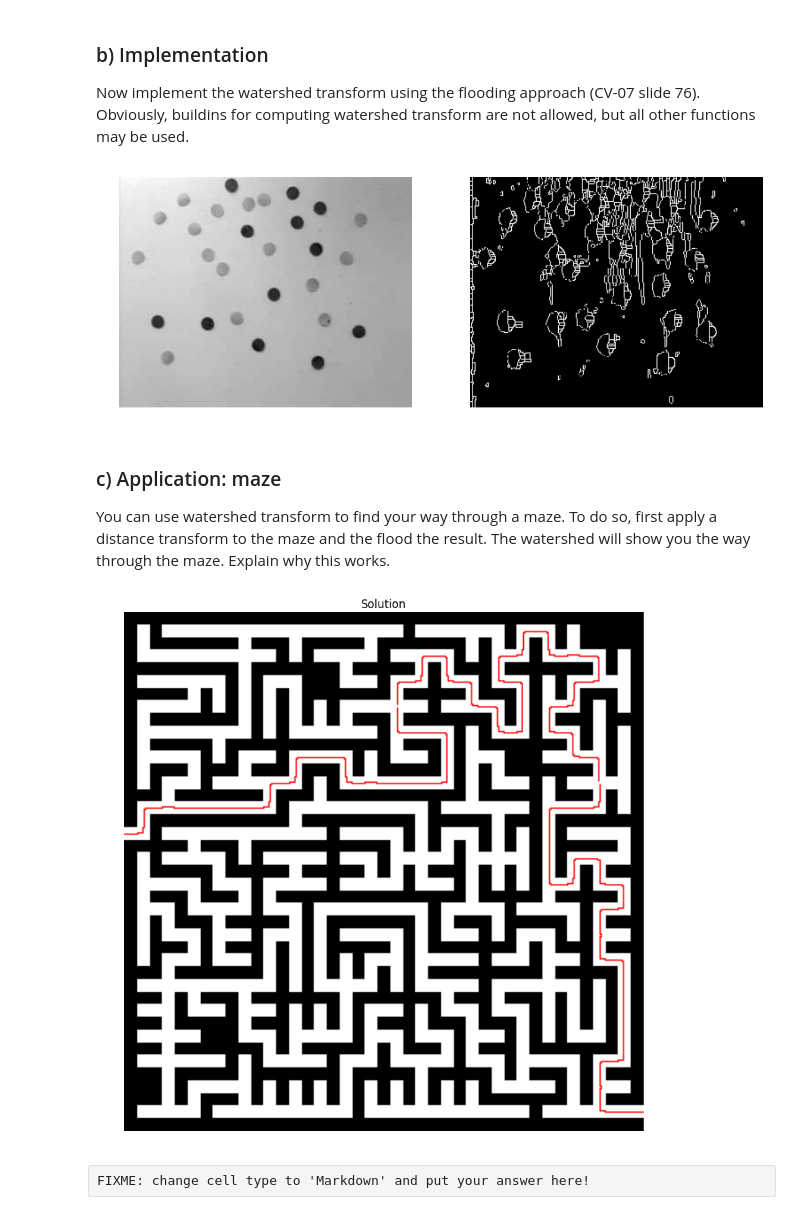
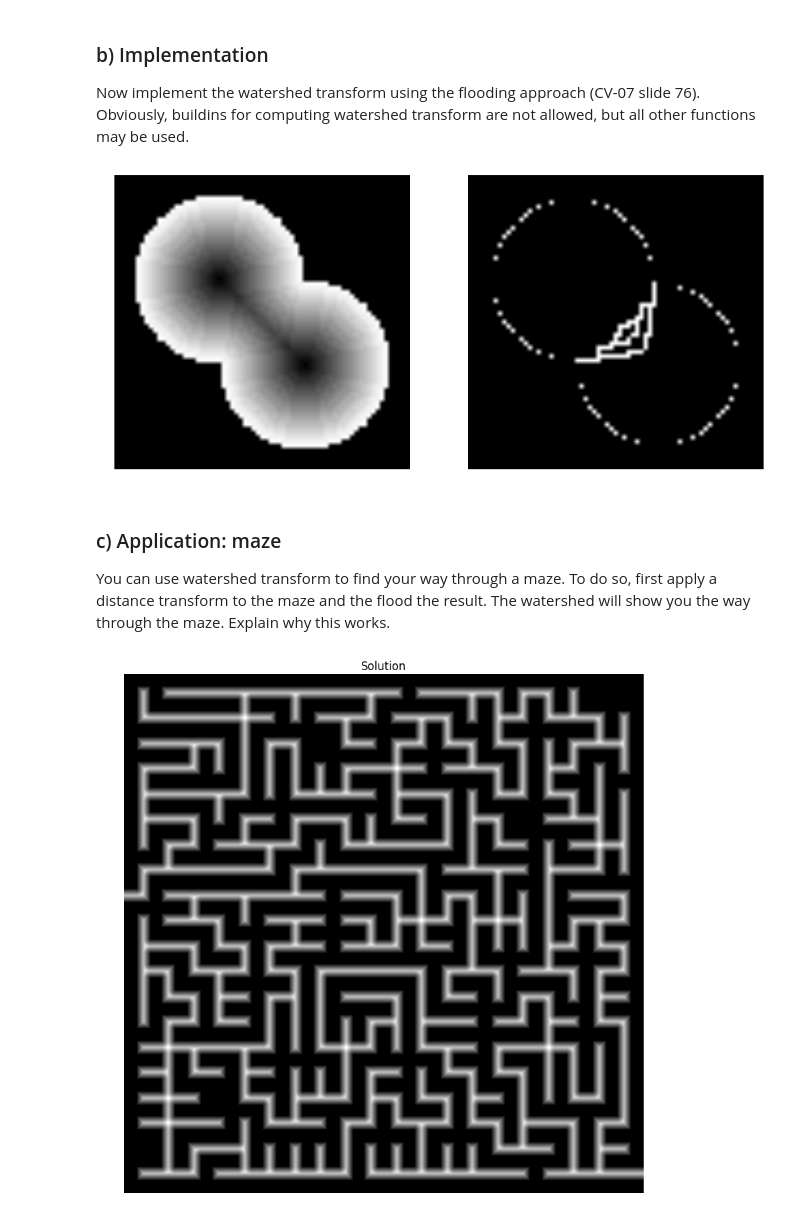
Before and after one commit to themightyoarfish/Computer-Vision, a Jupyter notebook: Exercise4/sheet04.ipynb, the cells around one changed output. Cells and saved outputs as stored; diff of their text form; code cells hidden in the pictures.

```diff
--- a/Exercise4/sheet04.ipynb
+++ b/Exercise4/sheet04.ipynb
@@ -266,12 +268,12 @@ def watershed(img, step = 1):
             flooded = np.unique(neighbour_labels[neighbour_labels > WATERSHED])
 
             # if there are no labeled neightbours, we have a new segment
-            if len(flooded) == 0:
+            if flooded.size == 0:
                 label[x,y] = NEW_LABEL + count
                 count += 1
             # if all flooded neighbours have the same label, assign this to the
             # current pixel
-            elif len(flooded) == 1:
+            elif flooded.size == 1:
                 label[x,y] = flooded[0]
             # heterogeneous neighbourhood
             else:
@@ -282,48 +284,46 @@ def watershed(img, step = 1):
                 new = flooded[flooded >= NEW_LABEL]
 
                 # if all neighbours were only just flooded at this level, we
-                # reaassign them all the same label (they are a neighbourhood so
+                # reassign them all the same label (they are a neighbourhood so
                 # belong together)
-                if len(old) == 0:
+                if old.size == 0:
                     label[x,y] = new[0]
                     # we pick the first label of the list to be the label for
                     # all pixels, so we replace the label array at each
                     # neighbour pixel that has a different label
                     label[ismember(label, new[1:])] = new[0]
-                # if there is one neighbour that was flooded at a lover level,
-                # we use its label for the newly labeled neighbours as well and
-                # for the current pixel
-                elif len(old) == 1:
+                # if all neighbours which were flooded at lower level have the same label, they are
+                # somehow connected and we are at an interruption of an otherwise connected basin.
+                # They can only have the same label if they are connected.
+                elif old.size == 1:
                     label[x,y] = old[0]
                     label[ismember(label, new)] = old[0]
                 # otherwise, there are multiple pixels labeled differently at
                 # a lower level. This means the current pixel is at a boundary
                 # between basins, and thus a watershed
                 else:
                     label[x,y] = WATERSHED
 
         # increase NEW_LABEL, since we assigned count new labels at this level
         NEW_LABEL += count
 
     return label == WATERSHED
 
 
 
-img = misc.imread('pebbles.jpg', mode = 'L')
-img_smooth = ndi.gaussian_filter(img, 2)
-img_grad = np.abs(ndi.sobel(img_smooth))
+img = misc.imread('dist_circles.png', mode = 'L')
 
 plt.figure(figsize=(15,15))
 plt.gray()
 plt.subplot(1,2,1)
 plt.axis('off')
 plt.imshow(img)
 plt.subplot(1,2,2)
 plt.axis('off')
-plt.imshow(watershed(img_grad))
+plt.imshow(watershed(img))
 plt.show()
 # %% [output]
-[figure, old version]
+[figure, new version]
 # %% [markdown]
 ### c) Application: maze
 
@@ -335,16 +335,14 @@ from scipy.ndimage.morphology import distance_transform_edt
 
 img = misc.imread('maze2.png', mode = 'L') # 'maze1.png' or 'maze2.png'
 
-result = img[:,:,np.newaxis].repeat(3, 2)
-result[watershed(distance_transform_edt(img)),1:3] = 0
+#result = img[:,:,np.newaxis].repeat(3, 2)
+#result[watershed(distance_transform_edt(img)),1:3] = 0
 
 plt.figure(figsize=(10, 10))
 plt.title('Solution')
 plt.axis('off')
 plt.gray()
-plt.imshow(result)
+plt.imshow(distance_transform_edt(img))
 plt.show()
 # %% [output]
-[figure, old version]
+[figure, new version]
-# %% [raw]
-FIXME: change cell type to 'Markdown' and put your answer here!
```
Also changed, not shown: parts of 3 cells of this notebook, 2 other files.
